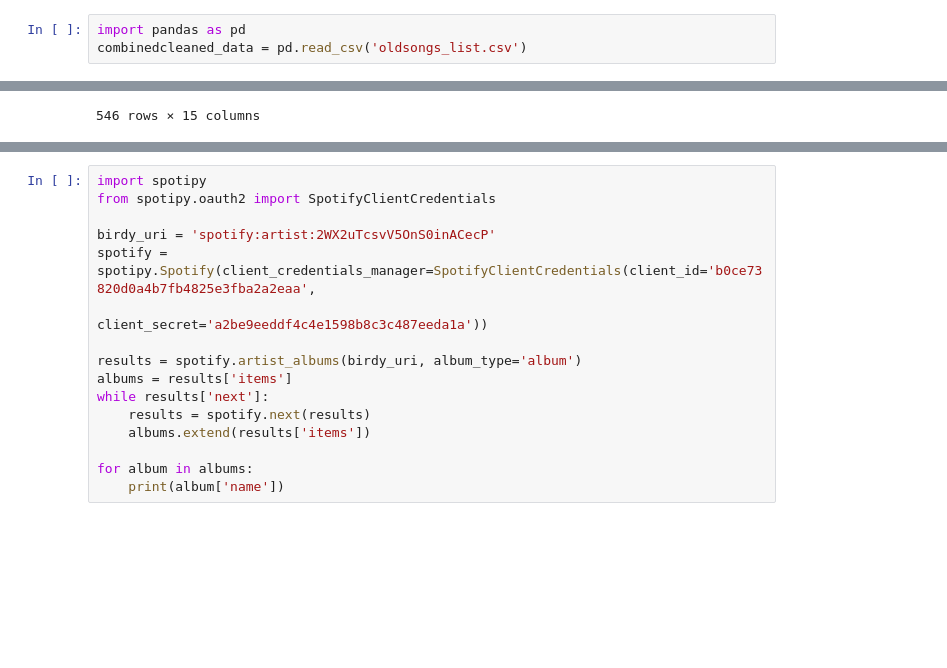
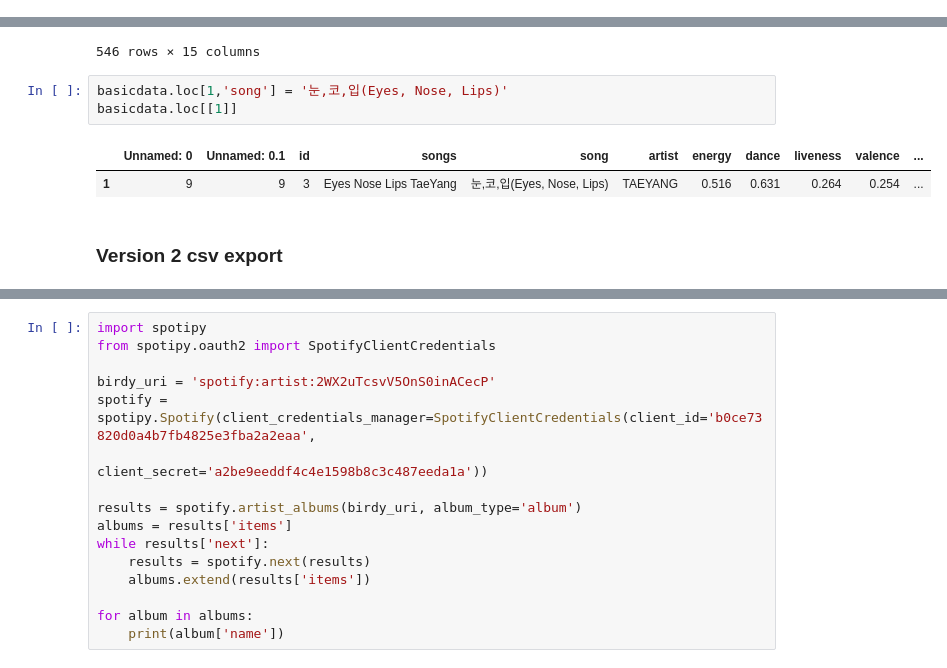
Before and after one commit to ramya1807/Hospital-Playlist, a Jupyter notebook: Data_Cleaning_Song_Metrics.ipynb, the cells around one changed output, grey strips where cells are left out. Drawn from its saved outputs; the diff is of its cells as text; blank space fills up the shorter version.

Commit message:
commented version, songs_list.csv as output

```diff
--- a/Data_Cleaning_Song_Metrics.ipynb
+++ b/Data_Cleaning_Song_Metrics.ipynb
@@ -405,6 +417,3 @@ Mounted at drive
-# %%
-import pandas as pd
-combinedcleaned_data = pd.read_csv('oldsongs_list.csv')
 # %%
 combinedcleaned_data
 # %% [output]
@@ -704,5 +709,13 @@ basicdata
 | 544 | 690 | 690 | 230 | When I see you again Charlie Puth | See You Again (feat. Charlie Puth) | Wiz Khalifa | 0.481 | 0.689 | 0.0649 | 0.283 | ... |
 | 545 | 694 | 694 | 231 | Son of man Phil Colins | Son of Man | Phil Collins | 0.853 | 0.642 | 0.3610 | 0.694 | ... |
 546 rows × 15 columns
+# %%
+basicdata.loc[1,'song'] = '눈,코,입(Eyes, Nose, Lips)'
+basicdata.loc[[1]]
+# %% [output]
+|  | Unnamed: 0 | Unnamed: 0.1 | id | songs | song | artist | energy | dance | liveness | valence | ... |
+| 1 | 9 | 9 | 3 | Eyes Nose Lips TaeYang | 눈,코,입(Eyes, Nose, Lips) | TAEYANG | 0.516 | 0.631 | 0.264 | 0.254 | ... |
+# %% [markdown]
+### Version 2 csv export
 # %%
 basicdata.to_csv('songs_list.csv')
```
Also changed, not shown: parts of 18 cells of this notebook.
